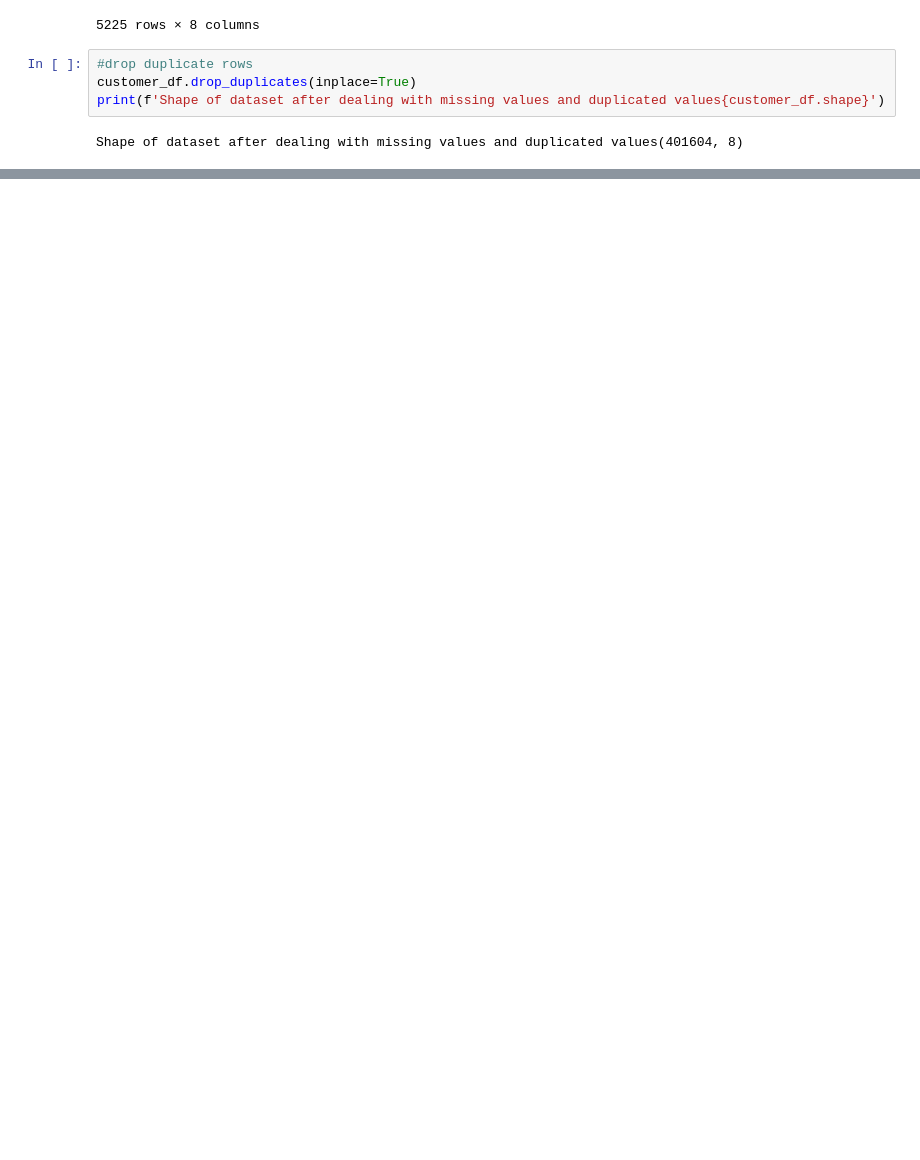
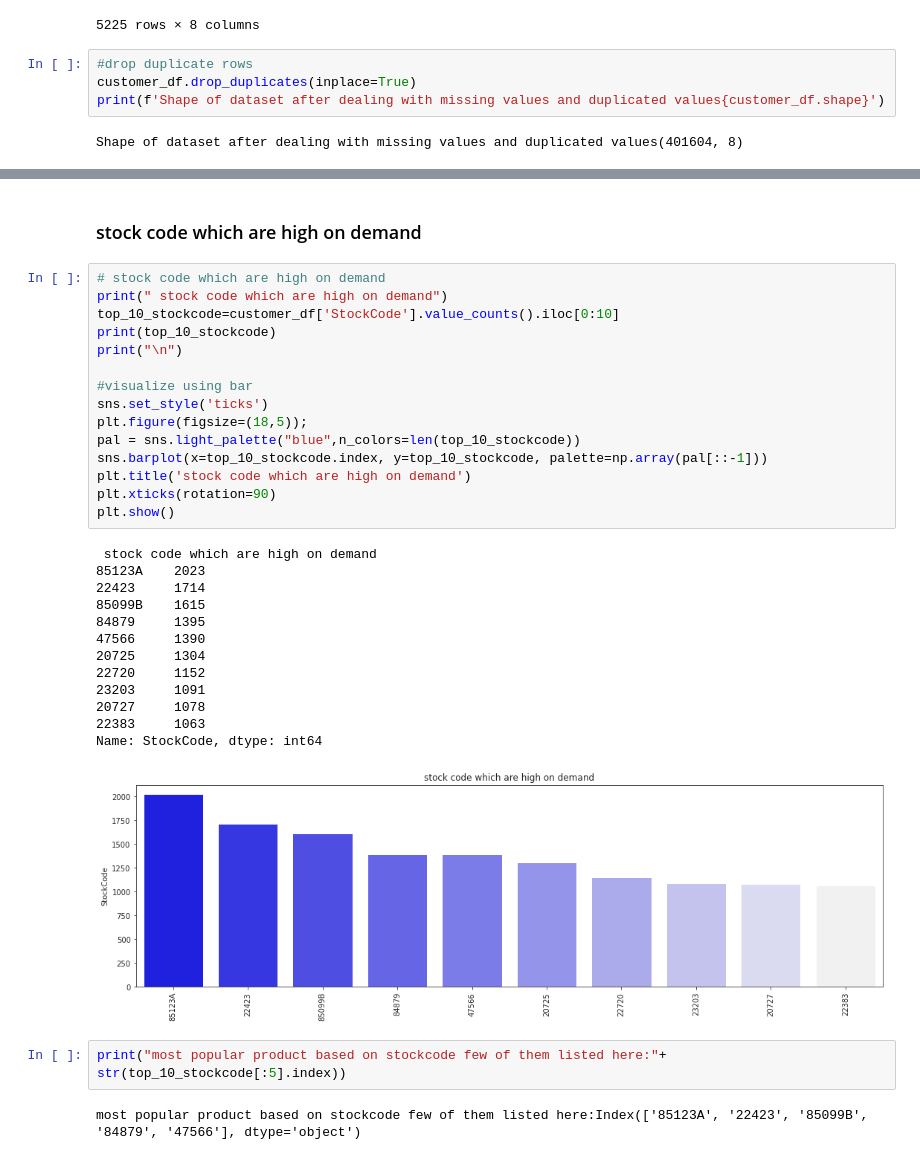
Before and after one commit to pavi-1994/retail_customer_segmentation_capstone_project, a Jupyter notebook: retail_customer_segmentation_capstone_project.ipynb, the cells around one changed output, grey strips where cells are left out. Cells and saved outputs as stored; diff of their text form; blank space fills up the shorter version.

```diff
--- a/retail_customer_segmentation_capstone_project.ipynb
+++ b/retail_customer_segmentation_capstone_project.ipynb
@@ -247,0 +420,35 @@ Shape of dataset after dealing with missing values and duplicated values(401604,
+# %% [markdown]
+### stock code which are high on demand
+# %%
+# stock code which are high on demand
+print(" stock code which are high on demand")
+top_10_stockcode=customer_df['StockCode'].value_counts().iloc[0:10]
+print(top_10_stockcode)
+print("\n")
+
+#visualize using bar
+sns.set_style('ticks')
+plt.figure(figsize=(18,5));
+pal = sns.light_palette("blue",n_colors=len(top_10_stockcode))
+sns.barplot(x=top_10_stockcode.index, y=top_10_stockcode, palette=np.array(pal[::-1]))
+plt.title('stock code which are high on demand')
+plt.xticks(rotation=90)
+plt.show()
+# %% [output]
+ stock code which are high on demand
+85123A    2023
+22423     1714
+85099B    1615
+84879     1395
+47566     1390
+20725     1304
+22720     1152
+23203     1091
+20727     1078
+22383     1063
+Name: StockCode, dtype: int64
+[figure, added]
+# %%
+print("most popular product based on stockcode few of them listed here:"+ str(top_10_stockcode[:5].index))
+# %% [output]
+most popular product based on stockcode few of them listed here:Index(['85123A', '22423', '85099B', '84879', '47566'], dtype='object')
```
Also changed, not shown: parts of 61 cells of this notebook.
